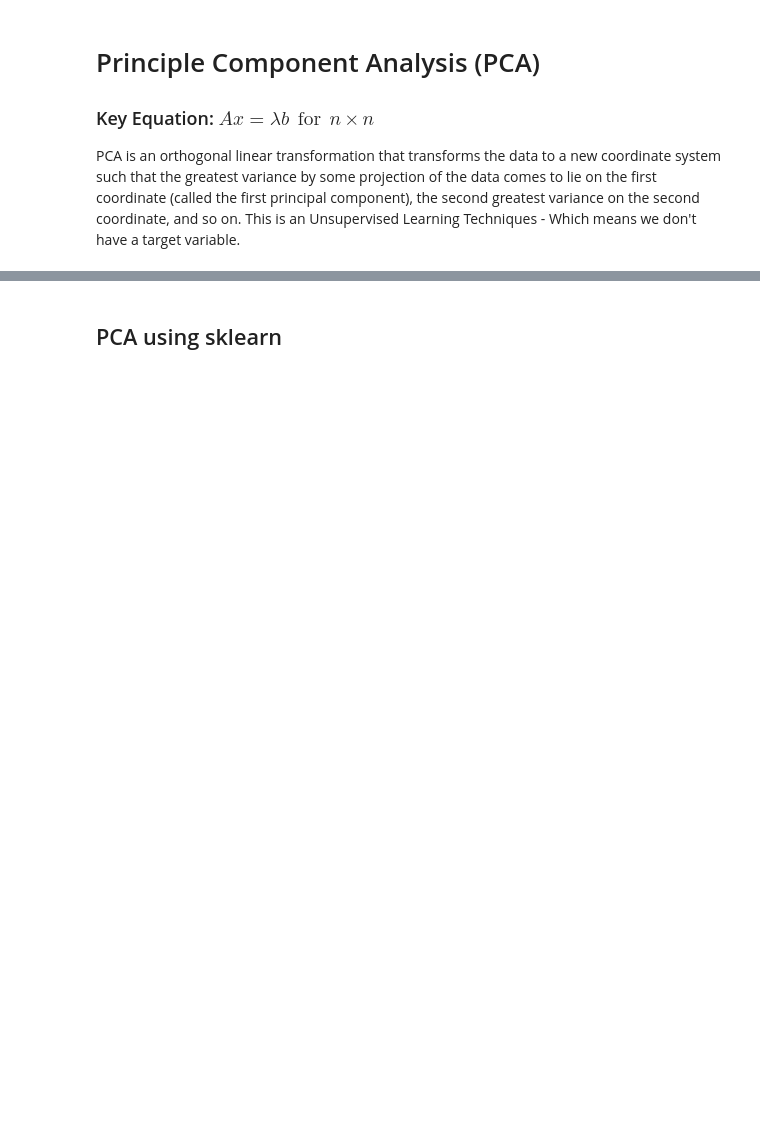
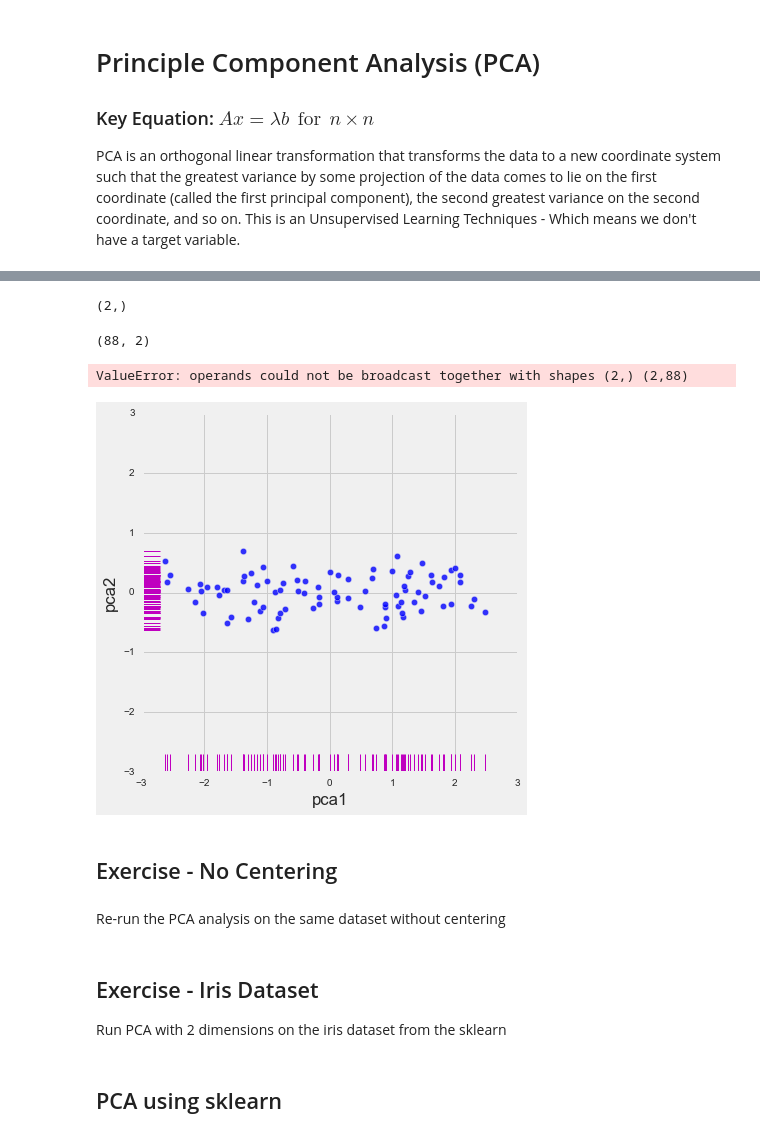
Before and after one commit to amitkaps/hackermath, a Jupyter notebook: Moduel_3b_principal_compenent_analysis.ipynb, the cells around one changed output, grey strips where cells are left out. Cells and saved outputs as stored; diff of their text form; code cells hidden in the pictures; blank space fills up the shorter version.

```diff
--- a/Moduel_3b_principal_compenent_analysis.ipynb
+++ b/Moduel_3b_principal_compenent_analysis.ipynb
@@ -30,0 +93,2 @@ plt.ylabel('price')
+# %%
+cov_mat_2var = np.cov(input_2var_center.T)
@@ -30,0 +109,2 @@ plt.ylabel('price')
+# %%
+eigen_val_2var, eigen_vec_2var = np.linalg.eig(cov_mat_2var)
@@ -30,0 +192,2 @@ plt.ylabel('price')
+# %%
+output_2var_projection = eigen_vec_2var.dot(input_2var_center.T)
@@ -30,0 +242,24 @@ plt.ylabel('price')
+# %%
+input_2var_mean.shape
+# %% [output]
+(2,)
+# %%
+np.multiply(input_2var_sd, output_2var_projection.T).shape
+# %% [output]
+(88, 2)
+# %%
+output_2var = input_2var_mean + np.multiply(input_2var_sd.T, output_2var_projection)
+# %% [output]
+ValueError: operands could not be broadcast together with shapes (2,) (2,88)
+# %%
+plot2var_center(output_2var, 'pca1' ,'pca2')
+# %% [output]
+[figure, added]
+# %% [markdown]
+## Exercise  - No Centering
+# %% [markdown]
+Re-run the PCA analysis on the same dataset without centering
+# %% [markdown]
+## Exercise - Iris Dataset
+
+Run PCA with 2 dimensions on the iris dataset from the sklearn
```
Also changed, not shown: parts of 51 cells of this notebook, 4 other files.
